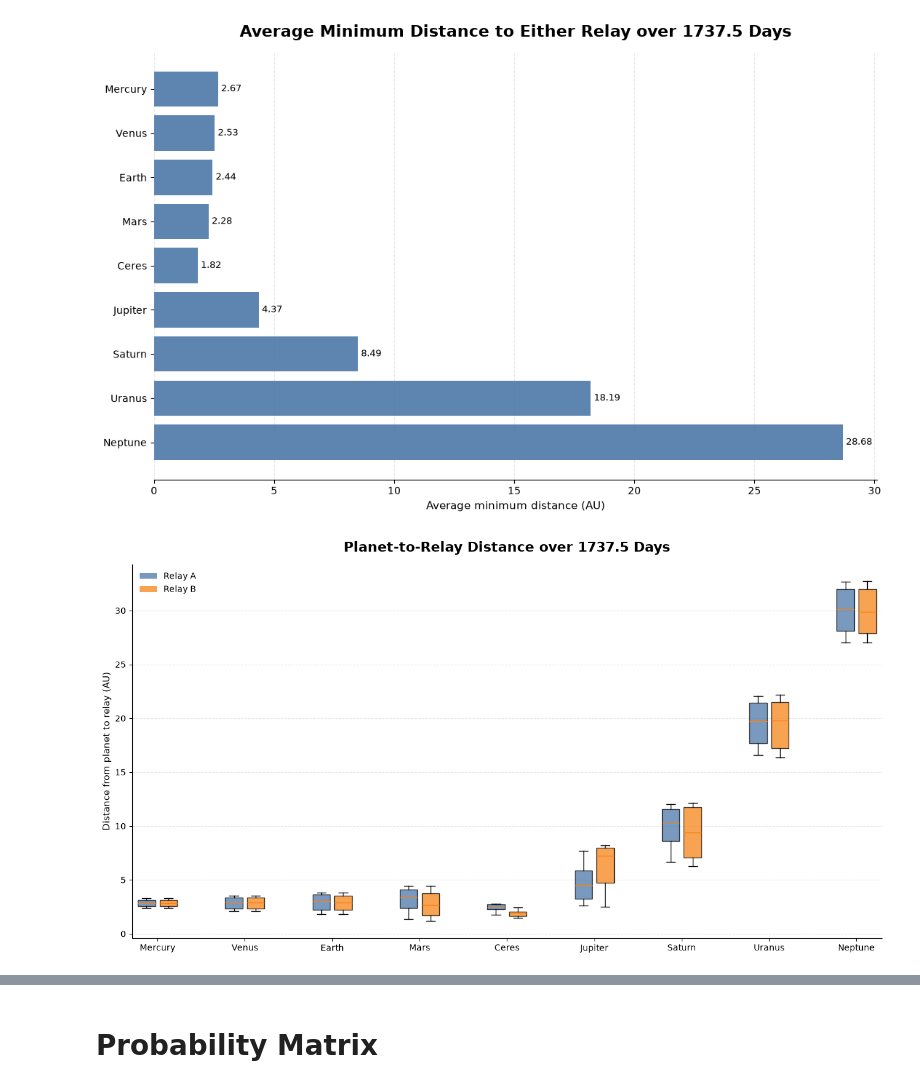
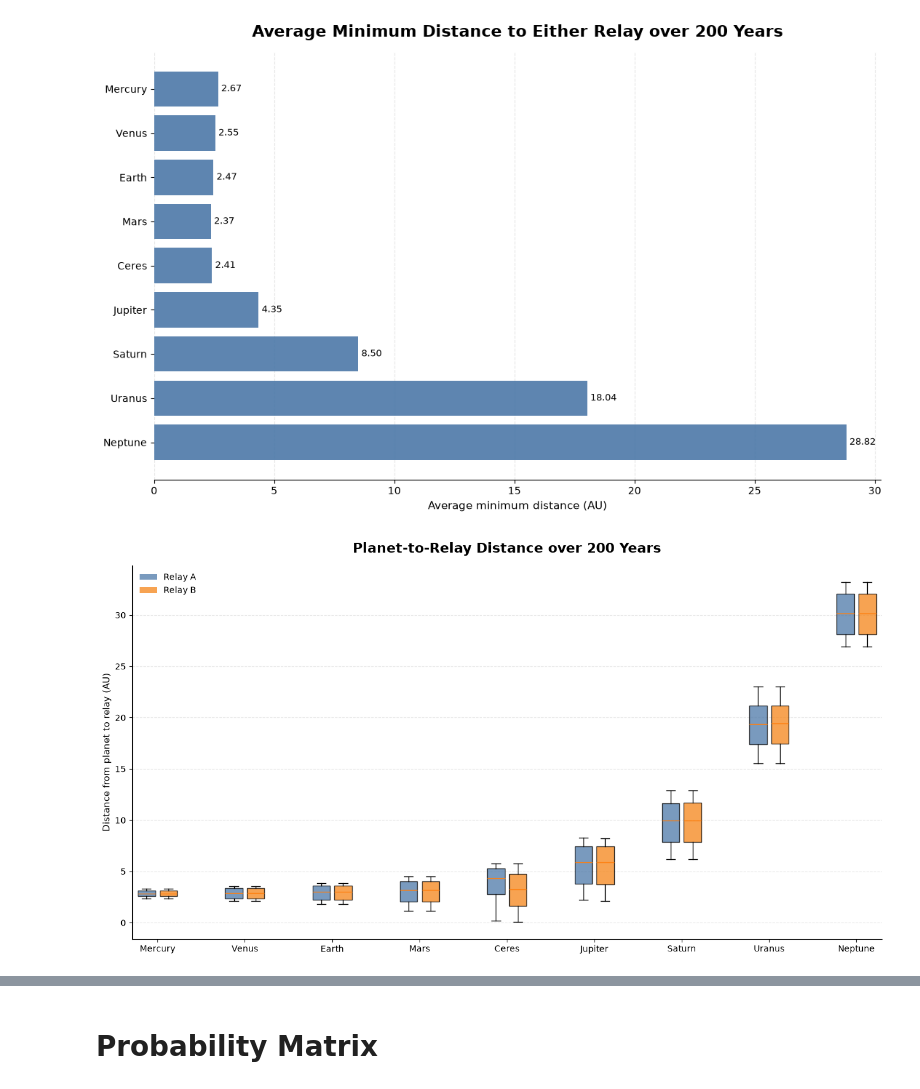
Before and after one commit to FloorMan/GatorQuantHacks, a Jupyter notebook: network/python/network_metrics.ipynb, the cells around one changed output, grey strips where cells are left out. Cells and saved outputs as stored; diff of their text form; code cells hidden in the pictures.

```diff
--- a/network/python/network_metrics.ipynb
+++ b/network/python/network_metrics.ipynb
@@ -75,8 +121,10 @@ import numpy as np
 import matplotlib.pyplot as plt
 
 nodes = create_nodes()
+ANALYSIS_PERIOD_YEARS = 200
+analysis_period_days = ANALYSIS_PERIOD_YEARS * 365.25
 sample_count = 4096
-times_days = np.linspace(0.0, RELAY_PERIOD, sample_count, endpoint=False)
+times_days = np.linspace(0.0, analysis_period_days, sample_count, endpoint=False)
 planet_positions = np.asarray([
     [nodes[planet].position(t_days) for planet in SETTLEMENTS]
     for t_days in times_days
@@ -104,7 +152,7 @@ ax.bar_label(bars, fmt="%.2f", padding=3, fontsize=9)
 ax.invert_yaxis()
 ax.set_xlabel("Average minimum distance (AU)", fontsize=11)
 ax.set_title(
-    f"Average Minimum Distance to Either Relay over {RELAY_PERIOD:.1f} Days",
+    f"Average Minimum Distance to Either Relay over {ANALYSIS_PERIOD_YEARS} Years",
     fontsize=16,
     weight="bold",
     pad=15,
@@ -133,36 +181,36 @@ boxplot = ax.boxplot(
     box_data,
     positions=box_positions,
     widths=0.6,
     patch_artist=True,
     showfliers=False,
 )
 for patch, color in zip(boxplot["boxes"], box_colors):
     patch.set_facecolor(color)
     patch.set_alpha(0.75)
 
 ax.set_xticks(planet_positions_on_axis)
 ax.set_xticklabels(SETTLEMENTS)
 ax.set_ylabel("Distance from planet to relay (AU)", fontsize=11)
 ax.set_title(
-    f"Planet-to-Relay Distance over {RELAY_PERIOD:.1f} Days",
+    f"Planet-to-Relay Distance over {ANALYSIS_PERIOD_YEARS} Years",
     fontsize=16,
     weight="bold",
     pad=15,
 )
 legend_handles = [
     plt.Rectangle((0, 0), 1, 1, facecolor="#4C78A8", alpha=0.75, label="Relay A"),
     plt.Rectangle((0, 0), 1, 1, facecolor="#F58518", alpha=0.75, label="Relay B"),
 ]
 ax.legend(handles=legend_handles, frameon=False)
 ax.grid(axis="y", linestyle="--", alpha=0.3)
 ax.spines[["top", "right"]].set_visible(False)
 ax.set_axisbelow(True)
 
 plt.tight_layout()
 plt.show()
 # %% [output]
-[figure, old version]
+[figure, new version]
-[figure, old version]
+[figure, new version]
 # %%
 import pandas as pd
 
```
Also changed, not shown: parts of 6 cells of this notebook.
